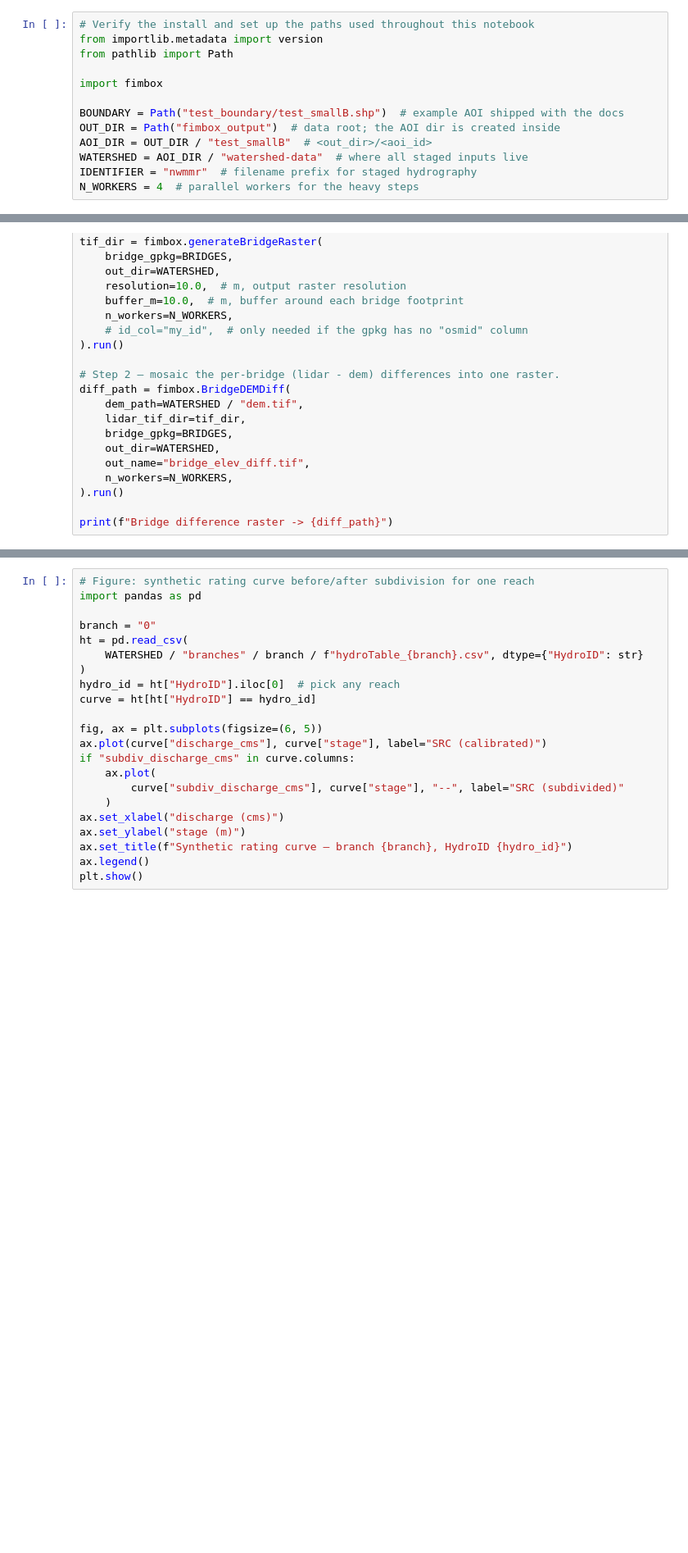
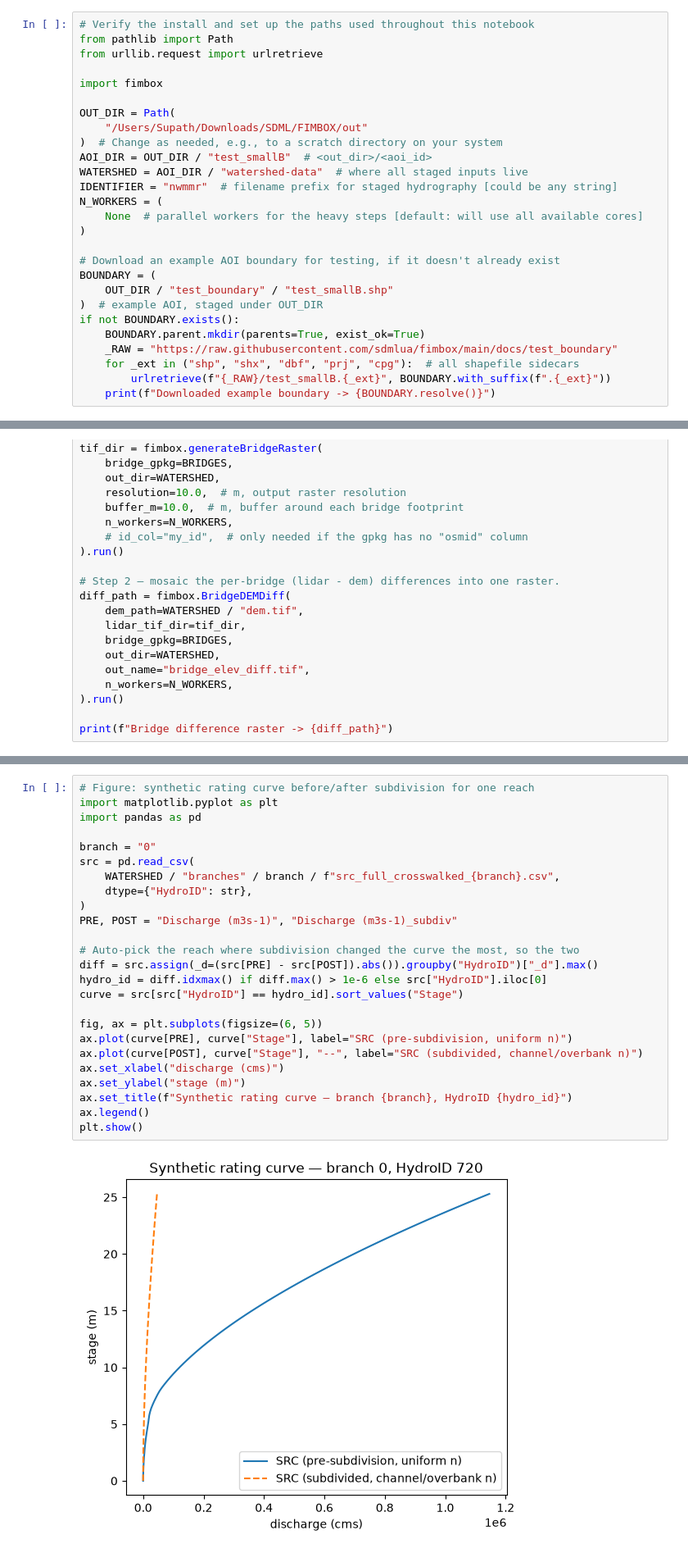
Before and after one commit to sdmlua/fimbox, a Jupyter notebook: docs/getting_startwithFIMbox.ipynb, the cells around one changed output, grey strips where cells are left out. Shown at 82% size. Saved outputs shown, nothing was run; the diff lists cells and outputs as text; blank space fills up the shorter version.

```diff
--- a/docs/getting_startwithFIMbox.ipynb
+++ b/docs/getting_startwithFIMbox.ipynb
@@ -40,15 +56,29 @@ The pipeline runs in six major steps- stage inputs, (optionally) heal bridges, b
 # %uv pip install fimbox
 # %%
 # Verify the install and set up the paths used throughout this notebook
-from importlib.metadata import version
 from pathlib import Path
+from urllib.request import urlretrieve
 
 import fimbox
 
-BOUNDARY = Path("test_boundary/test_smallB.shp")  # example AOI shipped with the docs
-OUT_DIR = Path("fimbox_output")  # data root; the AOI dir is created inside
+OUT_DIR = Path(
+    "/Users/Supath/Downloads/SDML/FIMBOX/out"
+)  # Change as needed, e.g., to a scratch directory on your system
 AOI_DIR = OUT_DIR / "test_smallB"  # <out_dir>/<aoi_id>
 WATERSHED = AOI_DIR / "watershed-data"  # where all staged inputs live
-IDENTIFIER = "nwmmr"  # filename prefix for staged hydrography
-N_WORKERS = 4  # parallel workers for the heavy steps
+IDENTIFIER = "nwmmr"  # filename prefix for staged hydrography [could be any string]
+N_WORKERS = (
+    None  # parallel workers for the heavy steps [default: will use all available cores]
+)
+
+# Download an example AOI boundary for testing, if it doesn't already exist
+BOUNDARY = (
+    OUT_DIR / "test_boundary" / "test_smallB.shp"
+)  # example AOI, staged under OUT_DIR
+if not BOUNDARY.exists():
+    BOUNDARY.parent.mkdir(parents=True, exist_ok=True)
+    _RAW = "https://raw.githubusercontent.com/sdmlua/fimbox/main/docs/test_boundary"
+    for _ext in ("shp", "shx", "dbf", "prj", "cpg"):  # all shapefile sidecars
+        urlretrieve(f"{_RAW}/test_smallB.{_ext}", BOUNDARY.with_suffix(f".{_ext}"))
+    print(f"Downloaded example boundary -> {BOUNDARY.resolve()}")
 # %% [markdown]
@@ -347,24 +514,29 @@ Each branch `hydroTable_<b>.csv` and `src_full_crosswalked_<b>.csv` has been rew
 # %%
 # Figure: synthetic rating curve before/after subdivision for one reach
+import matplotlib.pyplot as plt
 import pandas as pd
 
 branch = "0"
-ht = pd.read_csv(
-    WATERSHED / "branches" / branch / f"hydroTable_{branch}.csv", dtype={"HydroID": str}
+src = pd.read_csv(
+    WATERSHED / "branches" / branch / f"src_full_crosswalked_{branch}.csv",
+    dtype={"HydroID": str},
 )
-hydro_id = ht["HydroID"].iloc[0]  # pick any reach
-curve = ht[ht["HydroID"] == hydro_id]
+PRE, POST = "Discharge (m3s-1)", "Discharge (m3s-1)_subdiv"
+
+# Auto-pick the reach where subdivision changed the curve the most, so the two
+diff = src.assign(_d=(src[PRE] - src[POST]).abs()).groupby("HydroID")["_d"].max()
+hydro_id = diff.idxmax() if diff.max() > 1e-6 else src["HydroID"].iloc[0]
+curve = src[src["HydroID"] == hydro_id].sort_values("Stage")
 
 fig, ax = plt.subplots(figsize=(6, 5))
-ax.plot(curve["discharge_cms"], curve["stage"], label="SRC (calibrated)")
-if "subdiv_discharge_cms" in curve.columns:
-    ax.plot(
-        curve["subdiv_discharge_cms"], curve["stage"], "--", label="SRC (subdivided)"
-    )
+ax.plot(curve[PRE], curve["Stage"], label="SRC (pre-subdivision, uniform n)")
+ax.plot(curve[POST], curve["Stage"], "--", label="SRC (subdivided, channel/overbank n)")
 ax.set_xlabel("discharge (cms)")
 ax.set_ylabel("stage (m)")
 ax.set_title(f"Synthetic rating curve — branch {branch}, HydroID {hydro_id}")
 ax.legend()
 plt.show()
+# %% [output]
+[figure, added]
 # %% [markdown]
 ---
```
Also changed, not shown: parts of 25 cells of this notebook, 10 other files.
